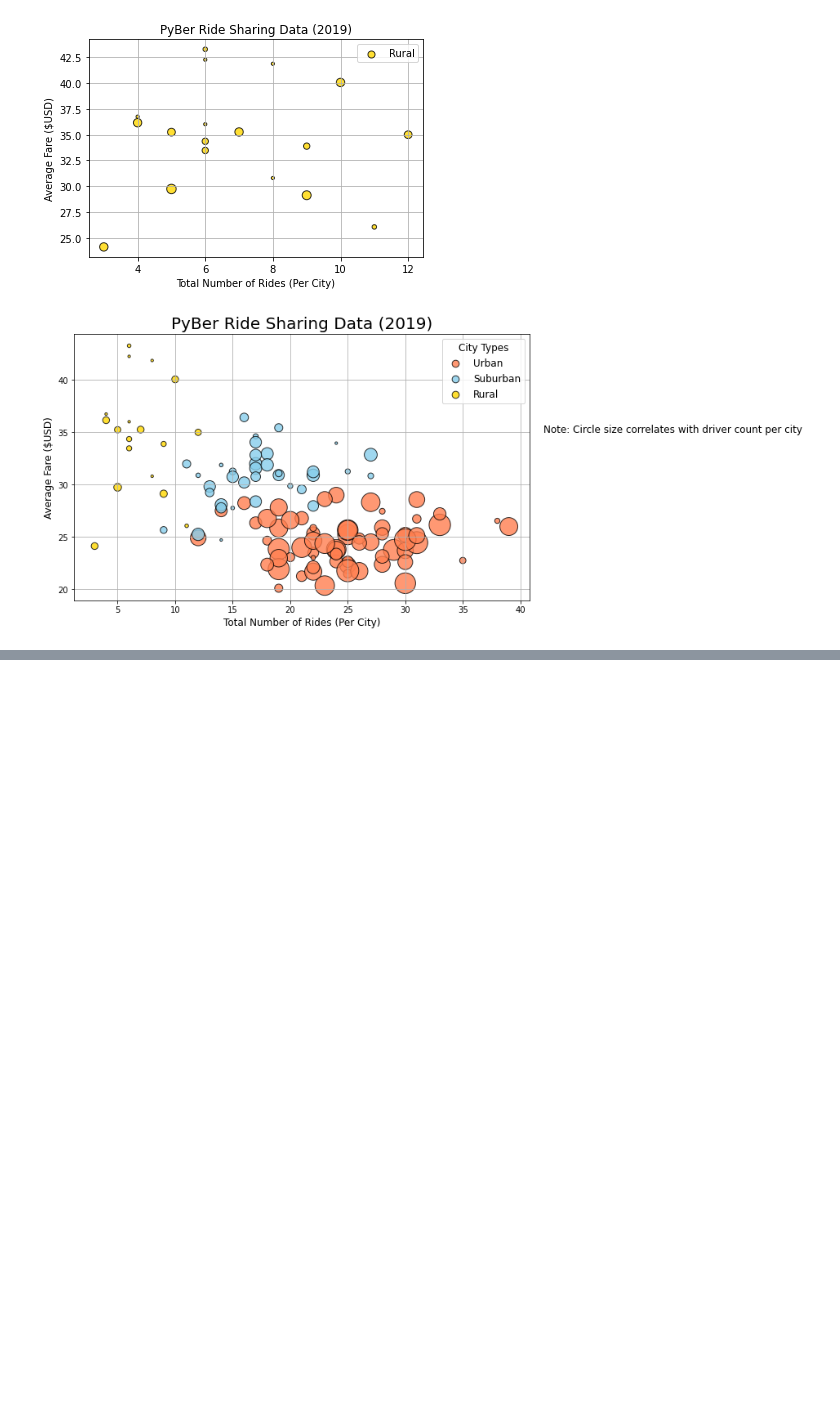
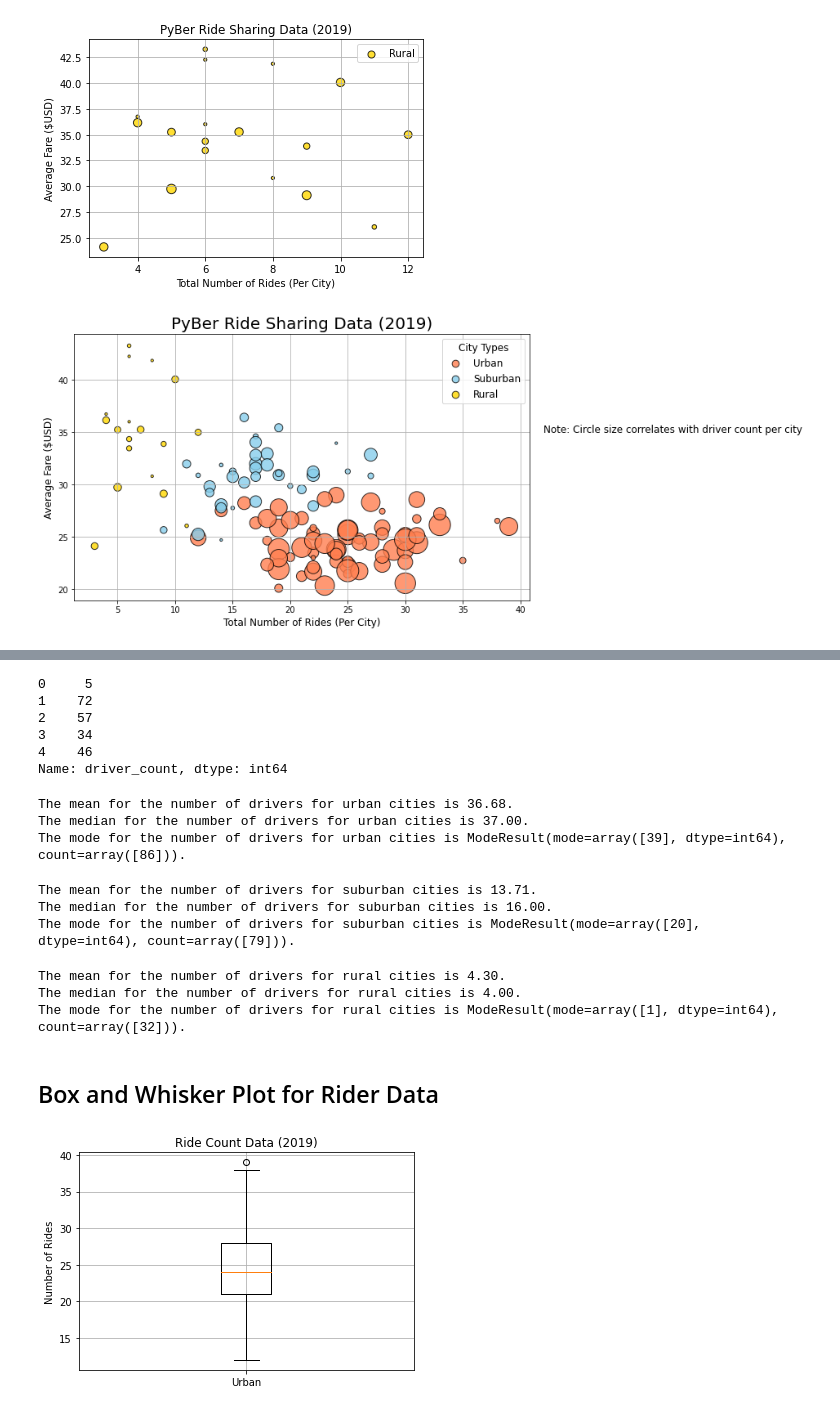
Before and after one commit to mgsrichard/PyBer_Analysis, a Jupyter notebook: PyBer.ipynb, the cells around one changed output, grey strips where cells are left out. Saved outputs shown, nothing was run; the diff lists cells and outputs as text; code cells hidden in the pictures; blank space fills up the shorter version.

```diff
--- a/PyBer.ipynb
+++ b/PyBer.ipynb
@@ -268,0 +472,72 @@ plt.show()
+# %%
+#Get the driver count data from the each kind of city
+urban_drivers = urban_cities_df["driver_count"]
+suburban_drivers = suburban_cities_df["driver_count"]
+rural_drivers = rural_cities_df["driver_count"]
+
+urban_drivers.head()
+# %% [output]
+0     5
+1    72
+2    57
+3    34
+4    46
+Name: driver_count, dtype: int64
+# %%
+#Calculate the measures of central tendency for the number of drivers for the urban cities
+mean_urban_driver_count = np.mean(urban_drivers)
+print(f"The mean for the number of drivers for urban cities is {mean_urban_driver_count:.2f}.")
+
+median_urban_driver_count = np.median(urban_drivers)
+print(f"The median for the number of drivers for urban cities is {median_urban_driver_count:.2f}.")
+
+mode_urban_driver_count = scipy.stats.mode(urban_drivers)
+print(f"The mode for the number of drivers for urban cities is {mode_urban_driver_count}.")
+# %% [output]
+The mean for the number of drivers for urban cities is 36.68.
+The median for the number of drivers for urban cities is 37.00.
+The mode for the number of drivers for urban cities is ModeResult(mode=array([39], dtype=int64), count=array([86])).
+# %%
+#Calculate the measures of central tendency for the number of drivers for the suburban cities
+mean_suburban_driver_count = np.mean(suburban_drivers)
+print(f"The mean for the number of drivers for suburban cities is {mean_suburban_driver_count:.2f}.")
+
+median_suburban_driver_count = np.median(suburban_drivers)
+print(f"The median for the number of drivers for suburban cities is {median_suburban_driver_count:.2f}.")
+
+mode_suburban_driver_count = scipy.stats.mode(suburban_drivers)
+print(f"The mode for the number of drivers for suburban cities is {mode_suburban_driver_count}.")
+# %% [output]
+The mean for the number of drivers for suburban cities is 13.71.
+The median for the number of drivers for suburban cities is 16.00.
+The mode for the number of drivers for suburban cities is ModeResult(mode=array([20], dtype=int64), count=array([79])).
+# %%
+#Calculate the measures of central tendency for the number of drivers for the rural cities
+mean_rural_driver_count = np.mean(rural_drivers)
+print(f"The mean for the number of drivers for rural cities is {mean_rural_driver_count:.2f}.")
+
+median_rural_driver_count = np.median(rural_drivers)
+print(f"The median for the number of drivers for rural cities is {median_rural_driver_count:.2f}.")
+
+mode_rural_driver_count = scipy.stats.mode(rural_drivers)
+print(f"The mode for the number of drivers for rural cities is {mode_rural_driver_count}.")
+# %% [output]
+The mean for the number of drivers for rural cities is 4.30.
+The median for the number of drivers for rural cities is 4.00.
+The mode for the number of drivers for rural cities is ModeResult(mode=array([1], dtype=int64), count=array([32])).
+# %% [markdown]
+## Box and Whisker Plot for Rider Data
+# %%
+#Create a box and whisker plot for the urban cities ride count
+
+x_labels = ["Urban"]
+fig, ax= plt.subplots()
+ax.boxplot(urban_ride_count, labels = x_labels)
+
+#Add a title, y-axis label, and grid
+ax.set_title("Ride Count Data (2019)")
+ax.set_ylabel("Number of Rides")
+ax.grid()
+plt.show()
+# %% [output]
+[figure, added]
```
Also changed, not shown: parts of 35 cells of this notebook, 2 other files.
